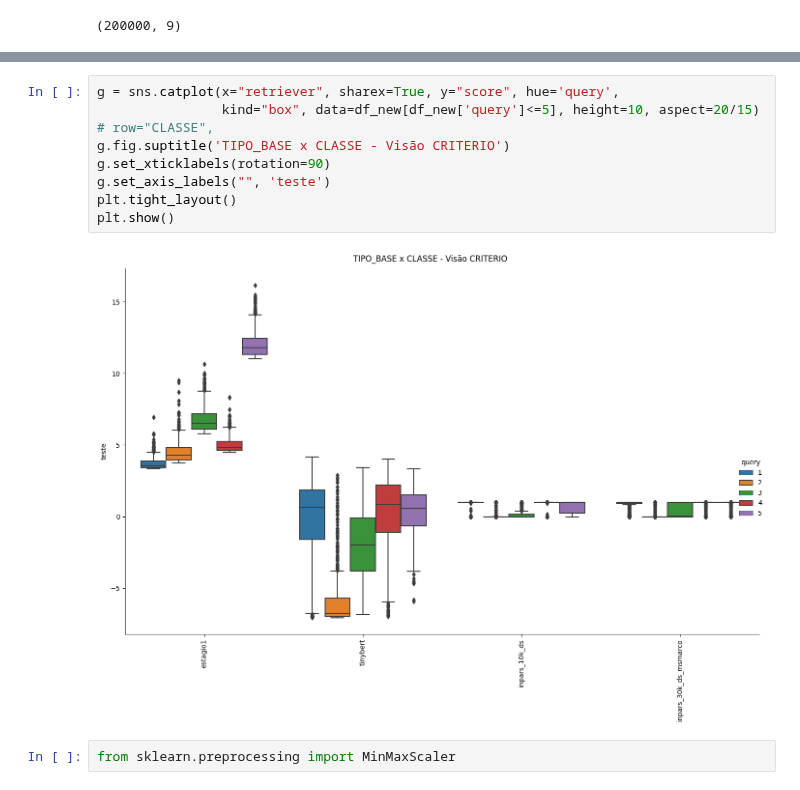
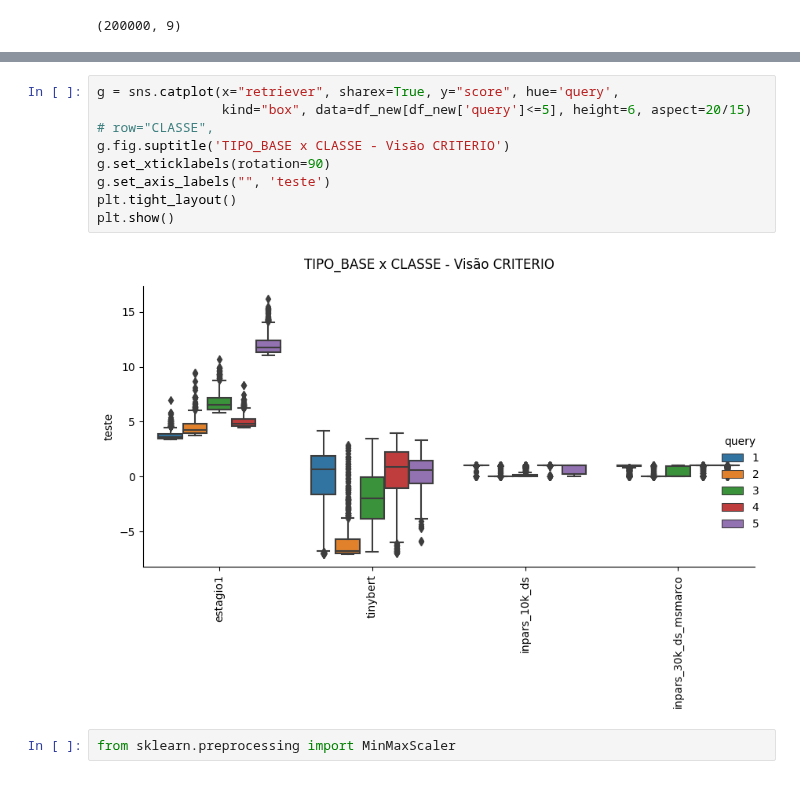
Before and after one commit to marcusborela/deep_learning_em_buscas_unicamp, a Jupyter notebook: code/aula9_inpars/avalia_busca_com_reranking.ipynb, the cells around one changed output, grey strips where cells are left out. Cells and saved outputs as stored; diff of their text form.

```diff
--- a/code/aula9_inpars/avalia_busca_com_reranking.ipynb
+++ b/code/aula9_inpars/avalia_busca_com_reranking.ipynb
@@ -1003,14 +1003,14 @@ df_new.head()
 | 4 | 1 | q0 | 9puijlym | 874 | 3.389897 | what is the origin of COVID-19 | What is the role of rheumatologis... | 3.389897 | estagio1 |
 # %%
 g = sns.catplot(x="retriever", sharex=True, y="score", hue='query',
-                kind="box", data=df_new[df_new['query']<=5], height=10, aspect=20/15) # row="CLASSE",
+                kind="box", data=df_new[df_new['query']<=5], height=6, aspect=20/15) # row="CLASSE",
 g.fig.suptitle('TIPO_BASE x CLASSE - Visão CRITERIO')
 g.set_xticklabels(rotation=90)
 g.set_axis_labels("", 'teste')
 plt.tight_layout()
 plt.show()
 # %% [output]
-[figure, old version]
+[figure, new version]
 # %%
 from sklearn.preprocessing import MinMaxScaler
 # %%
```
